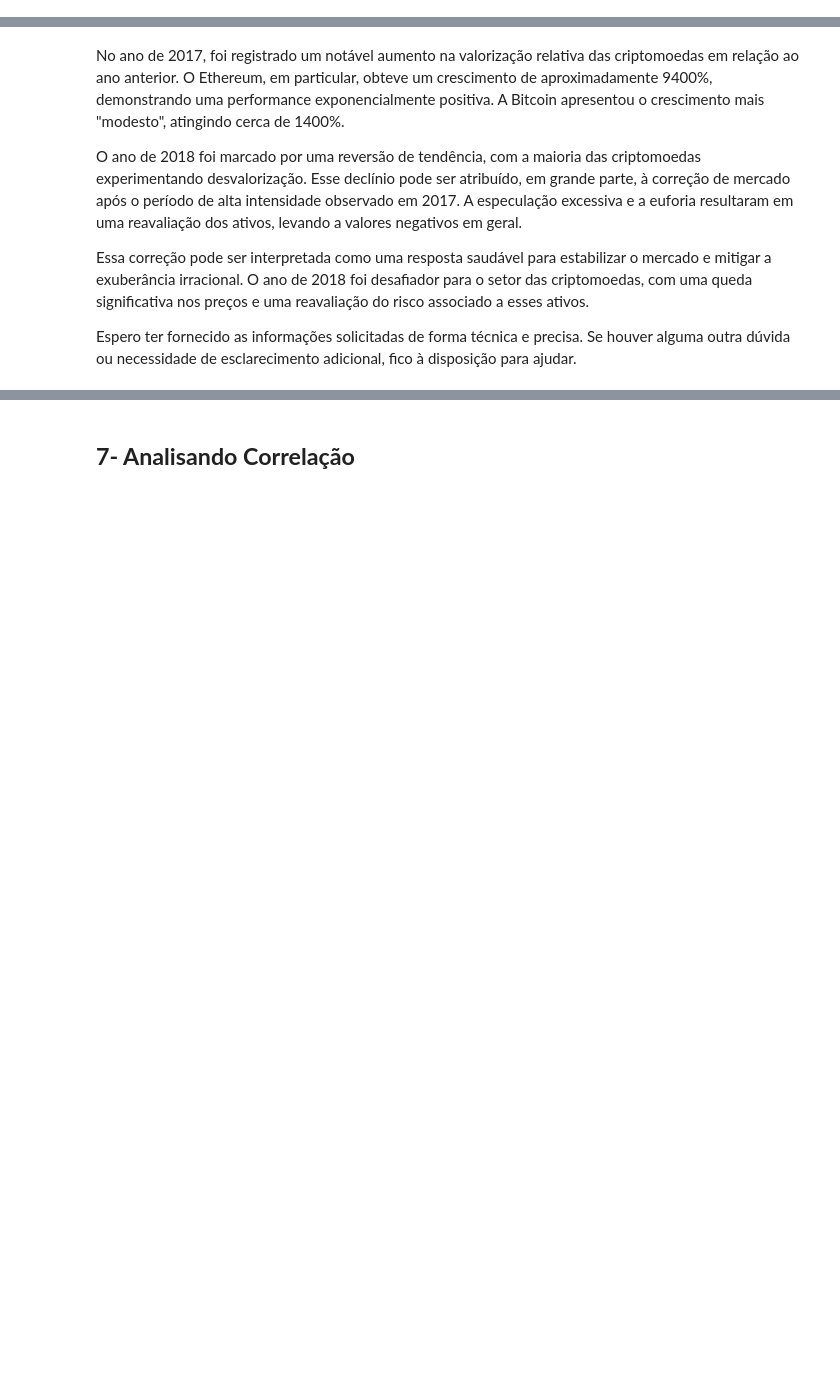
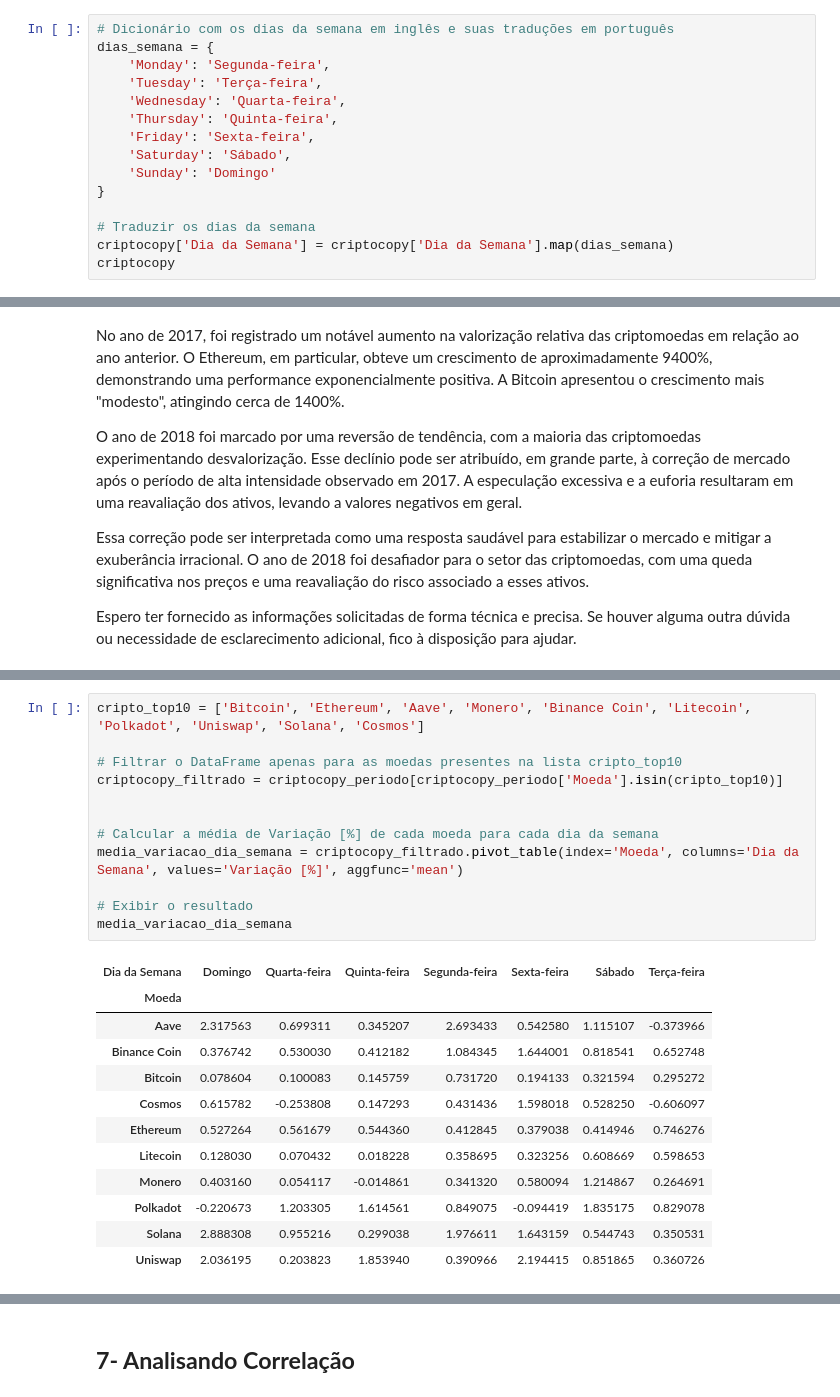
Before and after one commit to NewKanvas/M5-Projeto-5, a Jupyter notebook: Code/crypto_anlys.ipynb, the cells around one changed output, grey strips where cells are left out. Drawn from its saved outputs; the diff is of its cells as text; blank space fills up the shorter version.

```diff
--- a/Code/crypto_anlys.ipynb
+++ b/Code/crypto_anlys.ipynb
@@ -277,0 +291,15 @@ criptocopy
+# %%
+# Dicionário com os dias da semana em inglês e suas traduções em português
+dias_semana = {
+    'Monday': 'Segunda-feira',
+    'Tuesday': 'Terça-feira',
+    'Wednesday': 'Quarta-feira',
+    'Thursday': 'Quinta-feira',
+    'Friday': 'Sexta-feira',
+    'Saturday': 'Sábado',
+    'Sunday': 'Domingo'
+}
+
+# Traduzir os dias da semana
+criptocopy['Dia da Semana'] = criptocopy['Dia da Semana'].map(dias_semana)
+criptocopy
@@ -603,0 +776,25 @@ Espero ter fornecido as informações solicitadas de forma técnica e precisa. S
+# %%
+cripto_top10 = ['Bitcoin', 'Ethereum', 'Aave', 'Monero', 'Binance Coin', 'Litecoin', 'Polkadot', 'Uniswap', 'Solana', 'Cosmos']
+
+# Filtrar o DataFrame apenas para as moedas presentes na lista cripto_top10
+criptocopy_filtrado = criptocopy_periodo[criptocopy_periodo['Moeda'].isin(cripto_top10)]
+
+
+# Calcular a média de Variação [%] de cada moeda para cada dia da semana
+media_variacao_dia_semana = criptocopy_filtrado.pivot_table(index='Moeda', columns='Dia da Semana', values='Variação [%]', aggfunc='mean')
+
+# Exibir o resultado
+media_variacao_dia_semana
+# %% [output]
+| Dia da Semana | Domingo | Quarta-feira | Quinta-feira | Segunda-feira | Sexta-feira | Sábado | Terça-feira |
+| Moeda |  |  |  |  |  |  |  |
+| Aave | 2.317563 | 0.699311 | 0.345207 | 2.693433 | 0.542580 | 1.115107 | -0.373966 |
+| Binance Coin | 0.376742 | 0.530030 | 0.412182 | 1.084345 | 1.644001 | 0.818541 | 0.652748 |
+| Bitcoin | 0.078604 | 0.100083 | 0.145759 | 0.731720 | 0.194133 | 0.321594 | 0.295272 |
+| Cosmos | 0.615782 | -0.253808 | 0.147293 | 0.431436 | 1.598018 | 0.528250 | -0.606097 |
+| Ethereum | 0.527264 | 0.561679 | 0.544360 | 0.412845 | 0.379038 | 0.414946 | 0.746276 |
+| Litecoin | 0.128030 | 0.070432 | 0.018228 | 0.358695 | 0.323256 | 0.608669 | 0.598653 |
+| Monero | 0.403160 | 0.054117 | -0.014861 | 0.341320 | 0.580094 | 1.214867 | 0.264691 |
+| Polkadot | -0.220673 | 1.203305 | 1.614561 | 0.849075 | -0.094419 | 1.835175 | 0.829078 |
+| Solana | 2.888308 | 0.955216 | 0.299038 | 1.976611 | 1.643159 | 0.544743 | 0.350531 |
+| Uniswap | 2.036195 | 0.203823 | 1.853940 | 0.390966 | 2.194415 | 0.851865 | 0.360726 |
```
Also changed, not shown: parts of 12 cells of this notebook.
